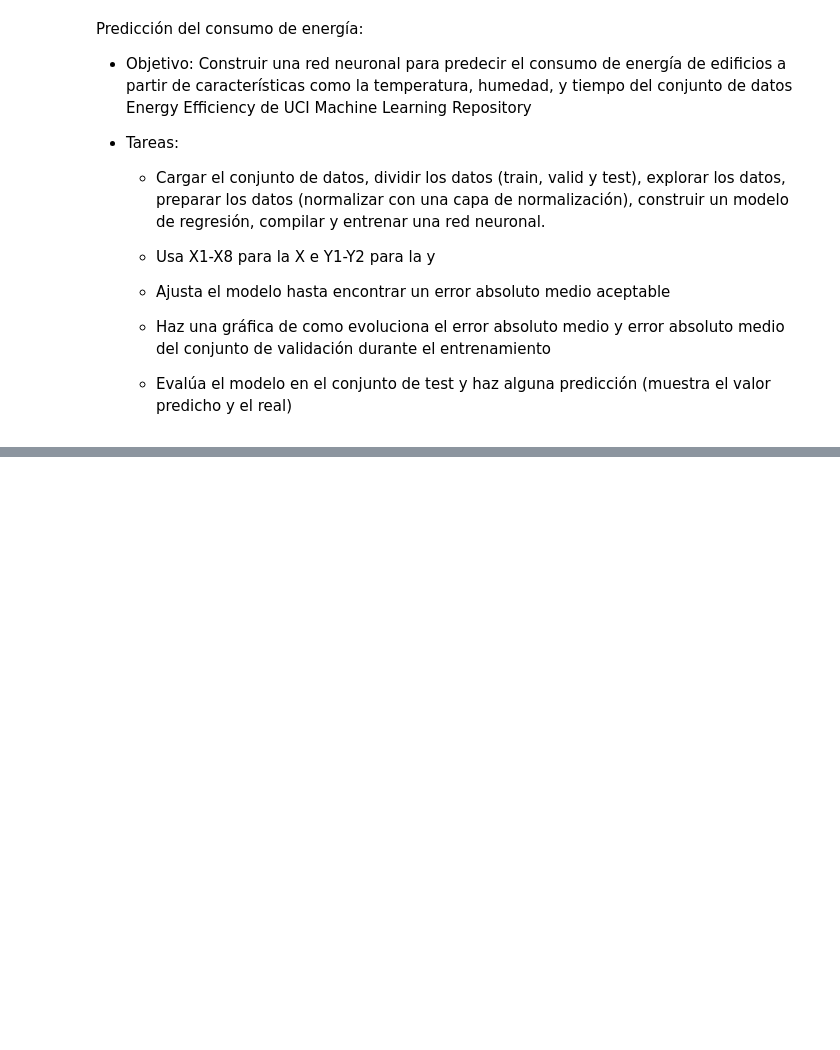
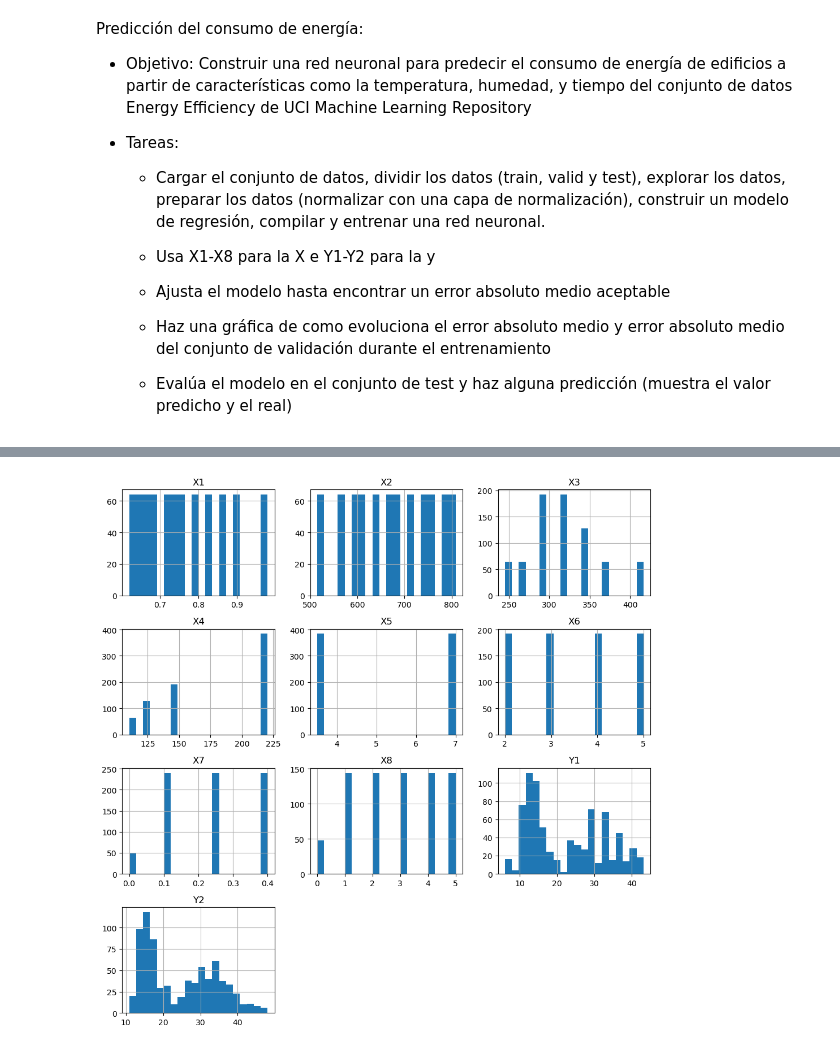
Before and after one commit to Mario-Lopez-Gonzalez/Python_clase, a Jupyter notebook: SAPA/Ejercicios/4_3Ejercicios.ipynb, the cells around one changed output, grey strips where cells are left out. Saved outputs shown, nothing was run; the diff lists cells and outputs as text; code cells hidden in the pictures; blank space fills up the shorter version.

```diff
--- a/SAPA/Ejercicios/4_3Ejercicios.ipynb
+++ b/SAPA/Ejercicios/4_3Ejercicios.ipynb
@@ -419,0 +456,7 @@ ImportError: Missing optional dependency 'openpyxl'.  Use pip or conda to instal
+# %%
+# Histograma para cada característica
+data.hist(bins=20, figsize=(10, 10))
+plt.tight_layout()
+plt.show() # Ambas Y son variables numéricas mientras que todas las características de X son variables categoricas
+# %% [output]
+[figure, added]
```
Also changed, not shown: parts of 14 cells of this notebook.
